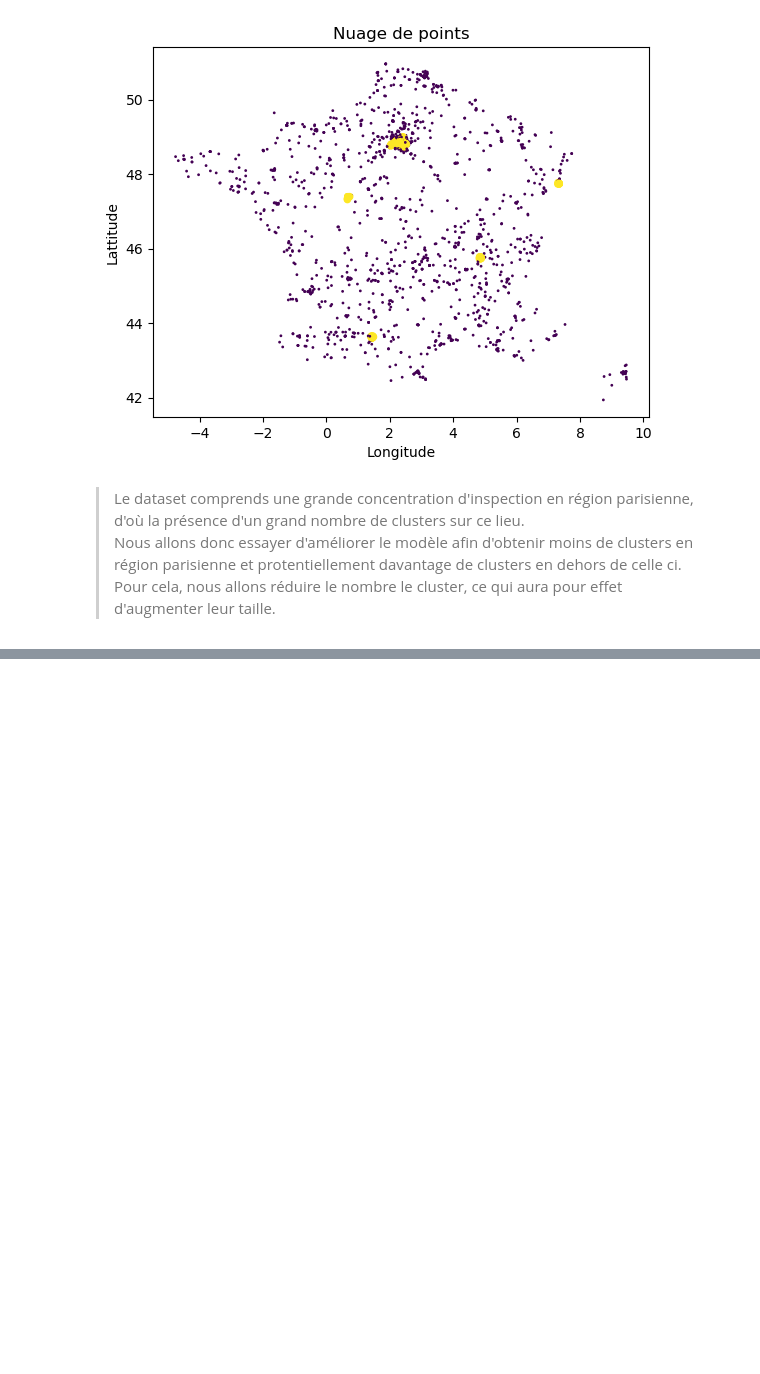
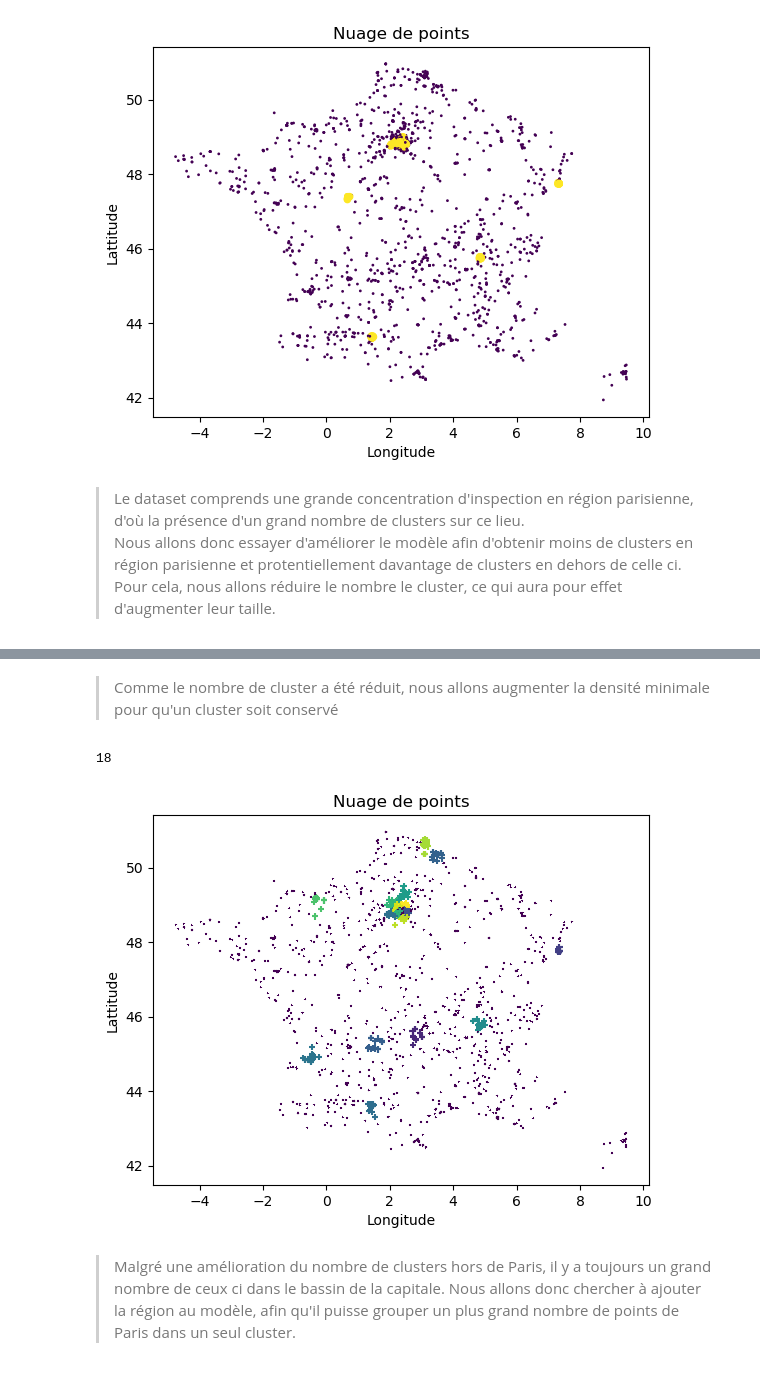
Before and after one commit to NSamper/atelier_datascience_I1, a Jupyter notebook: TD NOTE ALIMCONFIANCE/TB Notebook.ipynb, the cells around one changed output, grey strips where cells are left out. Cells and saved outputs as stored; diff of their text form; code cells hidden in the pictures; blank space fills up the shorter version.

```diff
--- a/TD NOTE ALIMCONFIANCE/TB Notebook.ipynb
+++ b/TD NOTE ALIMCONFIANCE/TB Notebook.ipynb
@@ -205,0 +247,38 @@ plt.show()
+# %% [markdown]
+> Comme le nombre de cluster a été réduit, nous allons augmenter la densité minimale pour qu'un cluster soit conservé
+# %%
+max_size = 15
+
+clusters = df_cluster.groupby('Cluster').count()[df_cluster.groupby('Cluster').count()['lat'] > 15].index.tolist()
+len(clusters)
+# %% [output]
+18
+# %%
+# COLOR AND SIZE CODING FOR VISUALISATION
+def set_size(row):
+    if row['Cluster'] in clusters:
+        return 20
+    else:
+        return 1
+
+def set_color(row):
+    if row['Cluster'] in clusters:
+        return row['Cluster']
+    else:
+        return 0
+
+
+df_cluster['Size'] = df_cluster.apply(set_size, axis=1)
+df_cluster['Color'] = df_cluster.apply(set_color, axis=1)
+
+plt.scatter(df_cluster['lng'], df_cluster['lat'], s=df_cluster['Size'], c=df_cluster['Color'], marker="+")
+
+plt.xlabel('Longitude')
+plt.ylabel('Lattitude')
+plt.title('Nuage de points')
+
+plt.show()
+# %% [output]
+[figure, added]
+# %% [markdown]
+> Malgré une amélioration du nombre de clusters hors de Paris, il y a toujours un grand nombre de ceux ci dans le bassin de la capitale. Nous allons donc chercher à ajouter la région au modèle, afin qu'il puisse grouper un plus grand nombre de points de Paris dans un seul cluster.
```
Also changed, not shown: parts of 3 cells of this notebook, 1 other file.
